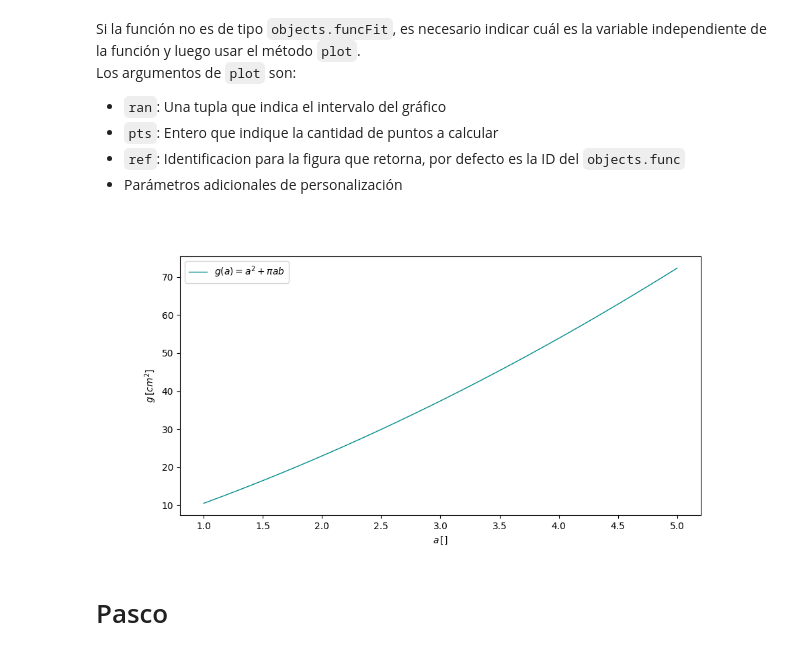
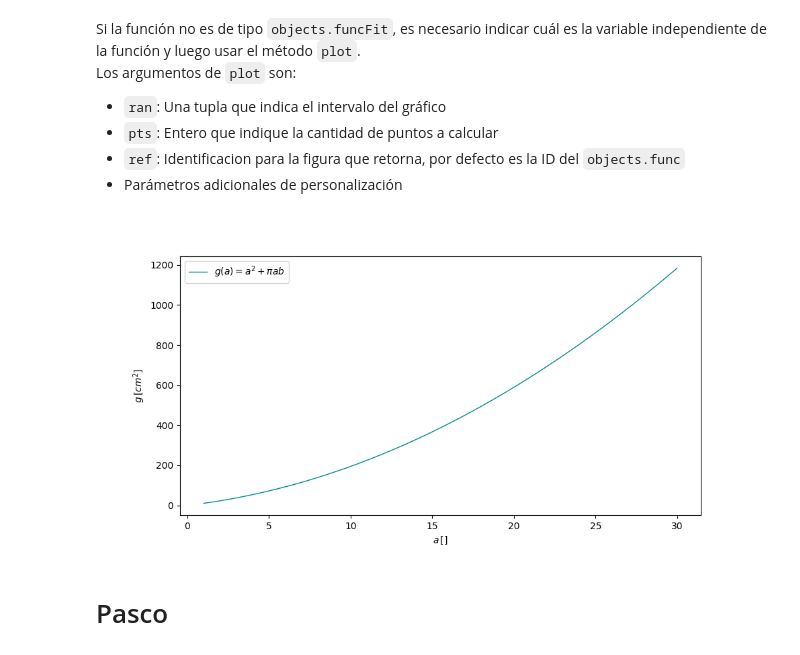
Before and after one commit to nico-tombolato/FormuLab, a Jupyter notebook: Tutorial.ipynb, the cells around one changed output. Saved outputs shown, nothing was run; the diff lists cells and outputs as text; code cells hidden in the pictures.

```diff
--- a/Tutorial.ipynb
+++ b/Tutorial.ipynb
@@ -338,9 +338,9 @@ Los argumentos de `plot` son:
 * Parámetros adicionales de personalización
 # %%
 g.x=a
-fig = g.plot((1,5))
+fig = g.plot((1,30))
 # %% [output]
-[figure, old version]
+[figure, new version]
 # %% [markdown]
 # Pasco
 # %% [markdown]
```
Also changed, not shown: parts of 6 cells of this notebook.
